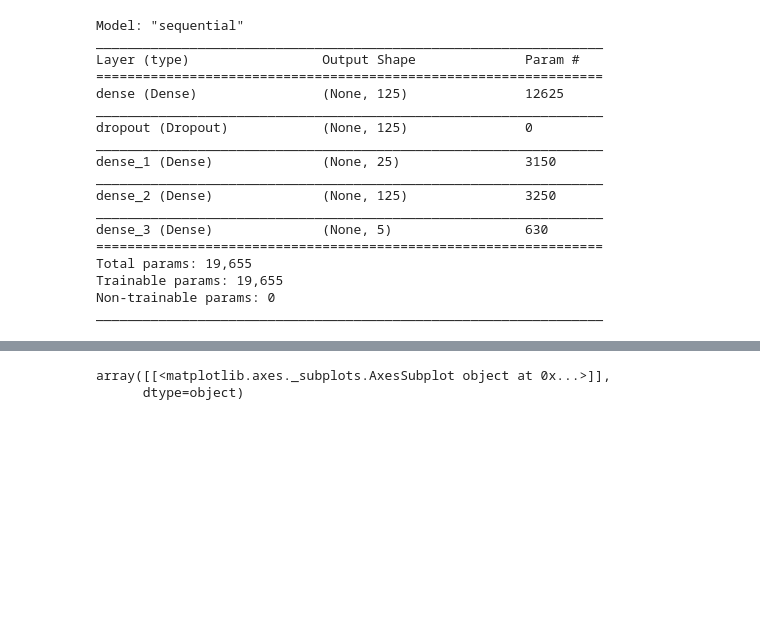
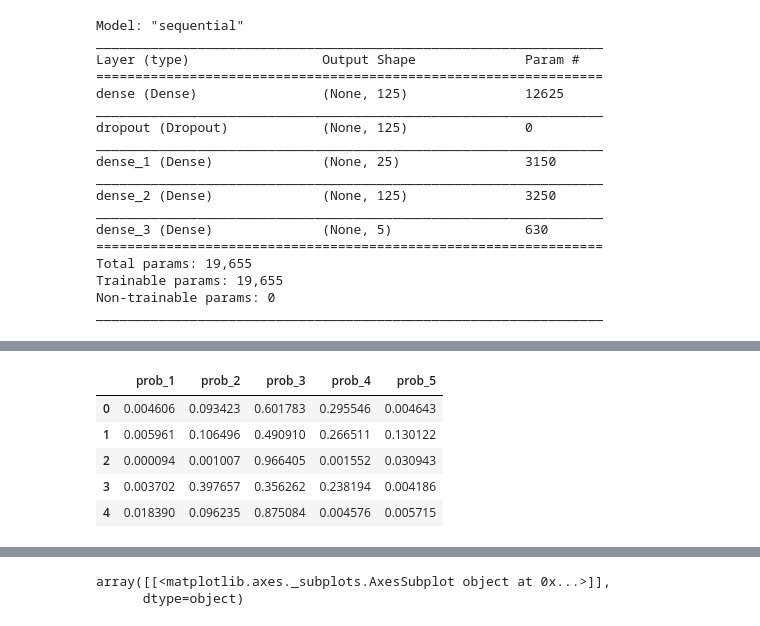
Before and after one commit to Final-Project-BAHF/Sweet_N_Sour_Sentiment, a Jupyter notebook: sweet_n_sour/neuralnet_fox_updates.ipynb, the cells around one changed output, grey strips where cells are left out. Saved outputs shown, nothing was run; the diff lists cells and outputs as text; code cells hidden in the pictures; blank space fills up the shorter version.

```diff
--- a/sweet_n_sour/neuralnet_fox_updates.ipynb
+++ b/sweet_n_sour/neuralnet_fox_updates.ipynb
@@ -254,0 +231,13 @@ allcompdata_df.head(30)
+# %%
+model_results = model.predict_classes(new_complete)
+model_prob_results = model.predict(new_complete)
+df_model_prob_results = pd.DataFrame(model_prob_results)
+df_model_prob_results.columns = ['prob_1','prob_2','prob_3','prob_4','prob_5']
+df_model_prob_results.head()
+# %% [output]
+|  | prob_1 | prob_2 | prob_3 | prob_4 | prob_5 |
+| 0 | 0.004606 | 0.093423 | 0.601783 | 0.295546 | 0.004643 |
+| 1 | 0.005961 | 0.106496 | 0.490910 | 0.266511 | 0.130122 |
+| 2 | 0.000094 | 0.001007 | 0.966405 | 0.001552 | 0.030943 |
+| 3 | 0.003702 | 0.397657 | 0.356262 | 0.238194 | 0.004186 |
+| 4 | 0.018390 | 0.096235 | 0.875084 | 0.004576 | 0.005715 |
```
Also changed, not shown: parts of 15 cells of this notebook, 8 other files.
